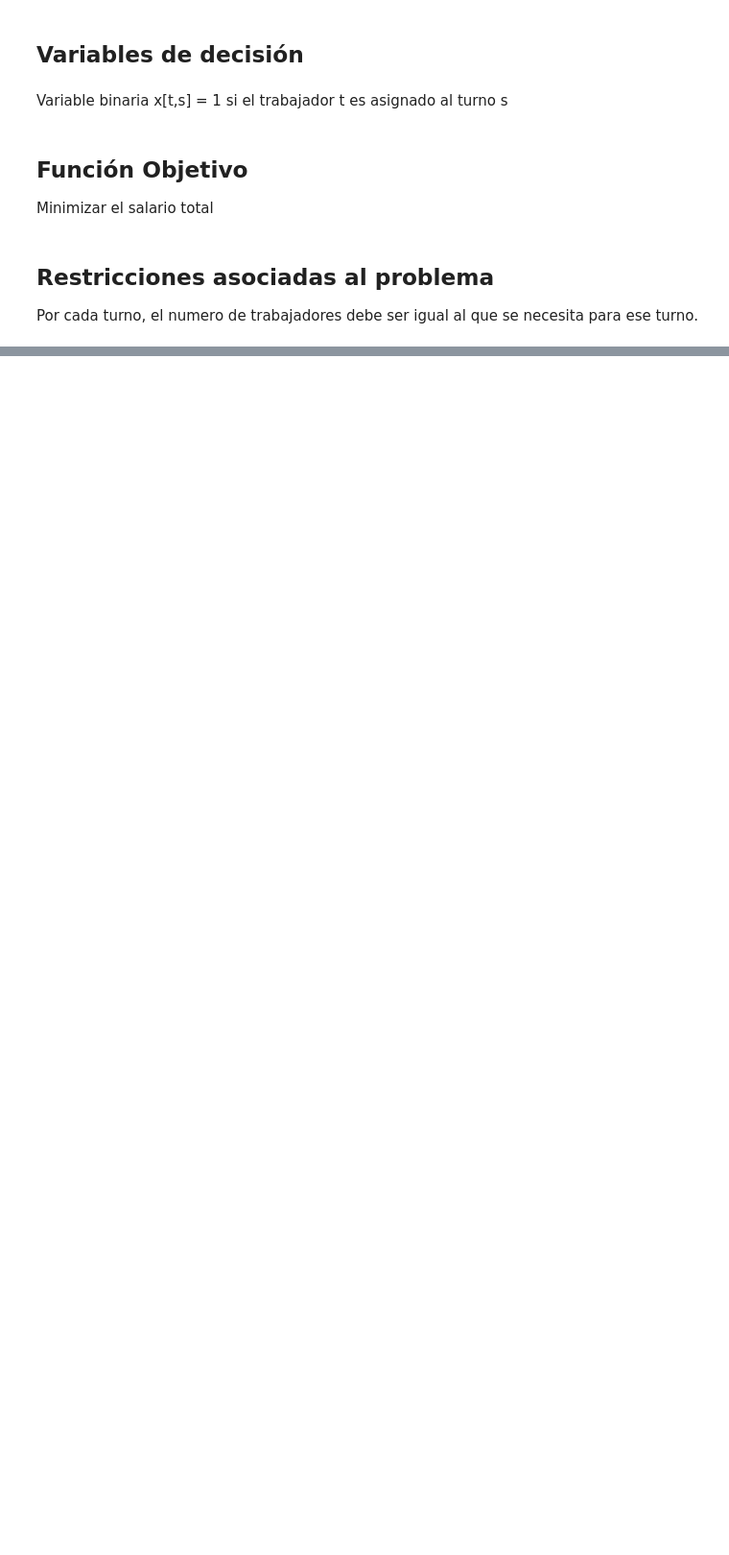
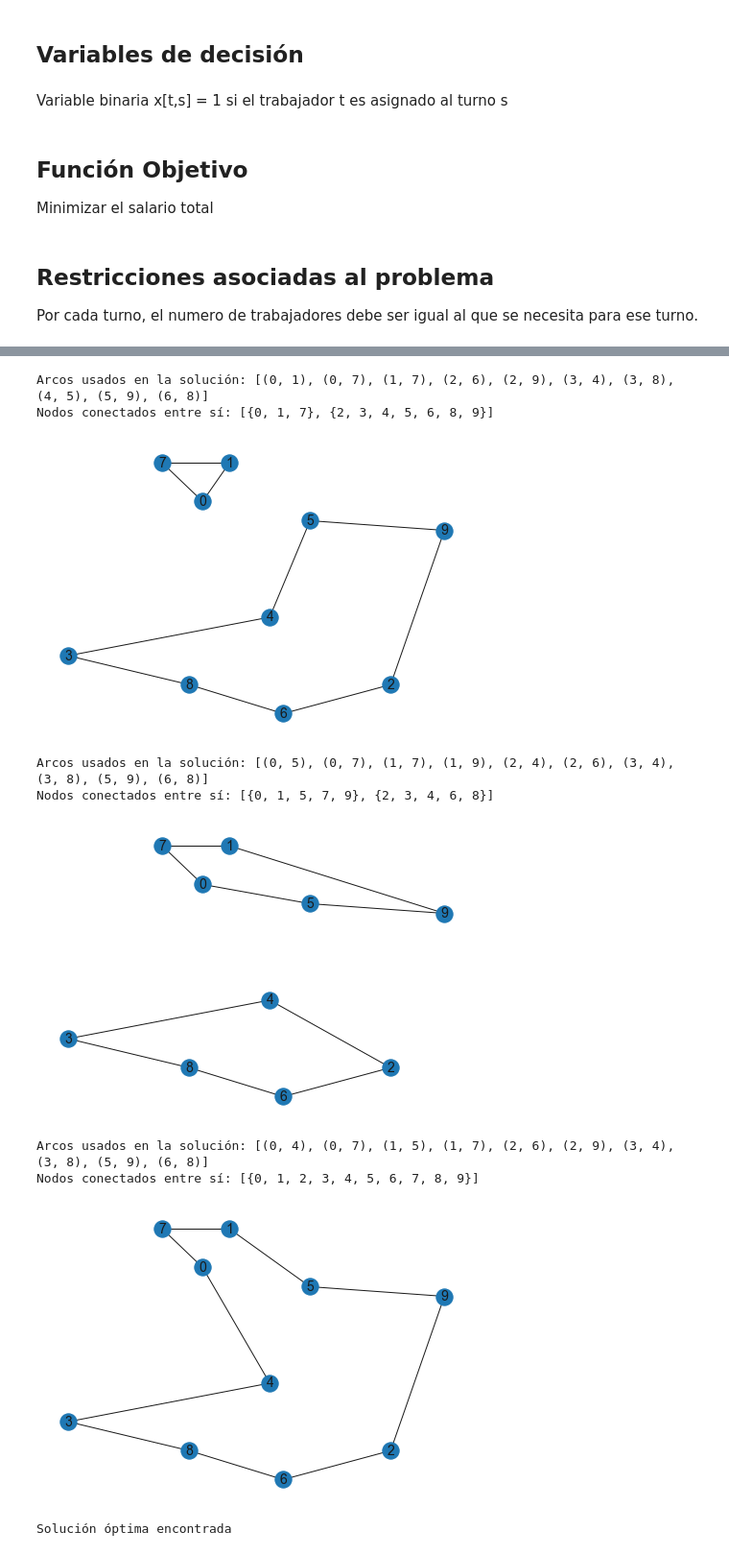
Before and after one commit to felipecr00/ICS2122-Taller-IO, a Jupyter notebook: AY03/ayudantia gurobi.ipynb, the cells around one changed output, grey strips where cells are left out. Shown: that part at 96% size. Cells and saved outputs as stored; diff of their text form; code cells hidden in the pictures; blank space fills up the shorter version.

```diff
--- a/AY03/ayudantia gurobi.ipynb
+++ b/AY03/ayudantia gurobi.ipynb
@@ -227,0 +509,36 @@ orignumvars
+# %%
+def modelo_con_cortes(model, x):
+    """modelo_con_cortes -- continúa la resolución del modelo anterior, ahora llamado a las restricciones de subtours
+    Parámetros:
+        - model: modelo de Gurobi
+        - x: diccionario con variables antes definidas en el modelo
+    Retorna en pantalla un gráfico de cada una de las soluciones parciales y la final del problema.
+    """
+    while True: # re-optimizamos hasta que no queden subciclos
+        model.optimize()
+
+        arcos_usados = []
+        for (i,j) in x:
+            if x[i,j].X > 0:
+                arcos_usados.append((i,j))
+        print("Arcos usados en la solución: {}".format(arcos_usados))
+
+        if subtours(arcos_usados, model, x) == False:
+            graficar(nodos, arcos_usados)
+            print("Solución óptima encontrada")
+            break
+        else:
+            graficar(nodos, arcos_usados)
+# %%
+modelo_con_cortes(modelo, variables)
+# %% [output]
+Arcos usados en la solución: [(0, 1), (0, 7), (1, 7), (2, 6), (2, 9), (3, 4), (3, 8), (4, 5), (5, 9), (6, 8)]
+Nodos conectados entre sí: [{0, 1, 7}, {2, 3, 4, 5, 6, 8, 9}]
+[figure, added]
+Arcos usados en la solución: [(0, 5), (0, 7), (1, 7), (1, 9), (2, 4), (2, 6), (3, 4), (3, 8), (5, 9), (6, 8)]
+Nodos conectados entre sí: [{0, 1, 5, 7, 9}, {2, 3, 4, 6, 8}]
+[figure, added]
+Arcos usados en la solución: [(0, 4), (0, 7), (1, 5), (1, 7), (2, 6), (2, 9), (3, 4), (3, 8), (5, 9), (6, 8)]
+Nodos conectados entre sí: [{0, 1, 2, 3, 4, 5, 6, 7, 8, 9}]
+[figure, added]
+Solución óptima encontrada
```
Also changed, not shown: parts of 52 cells of this notebook, 4 other files.
